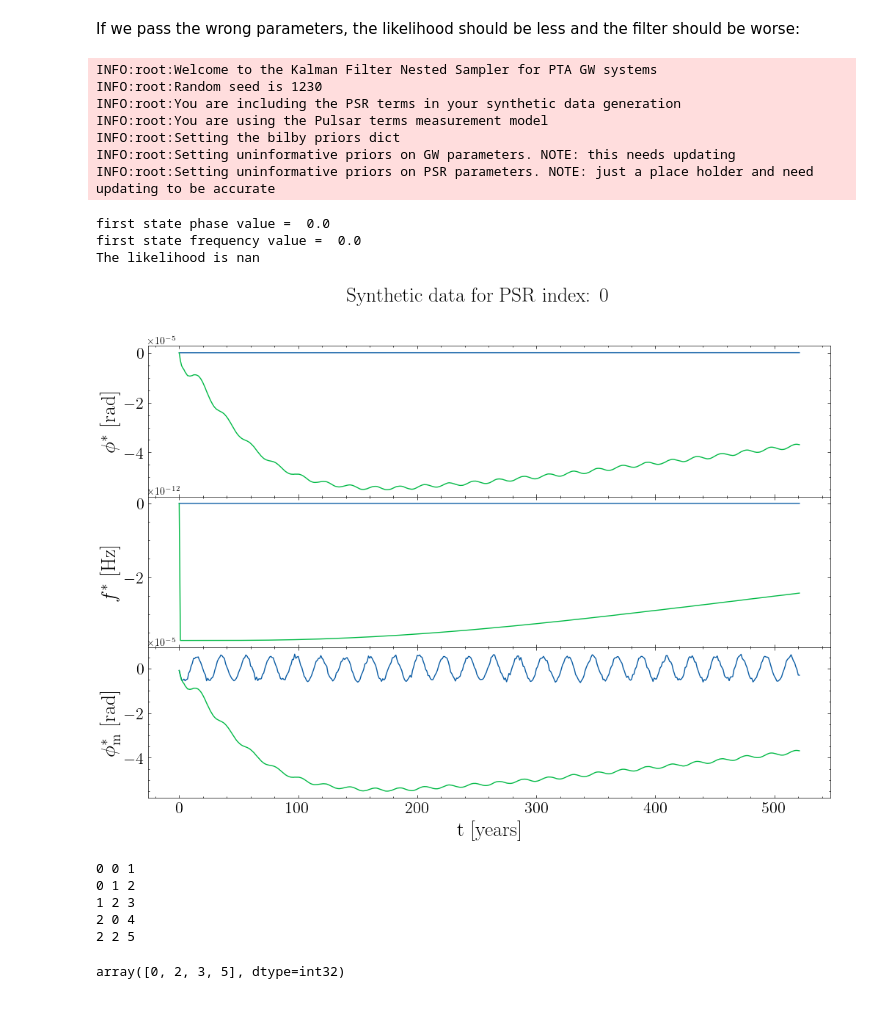
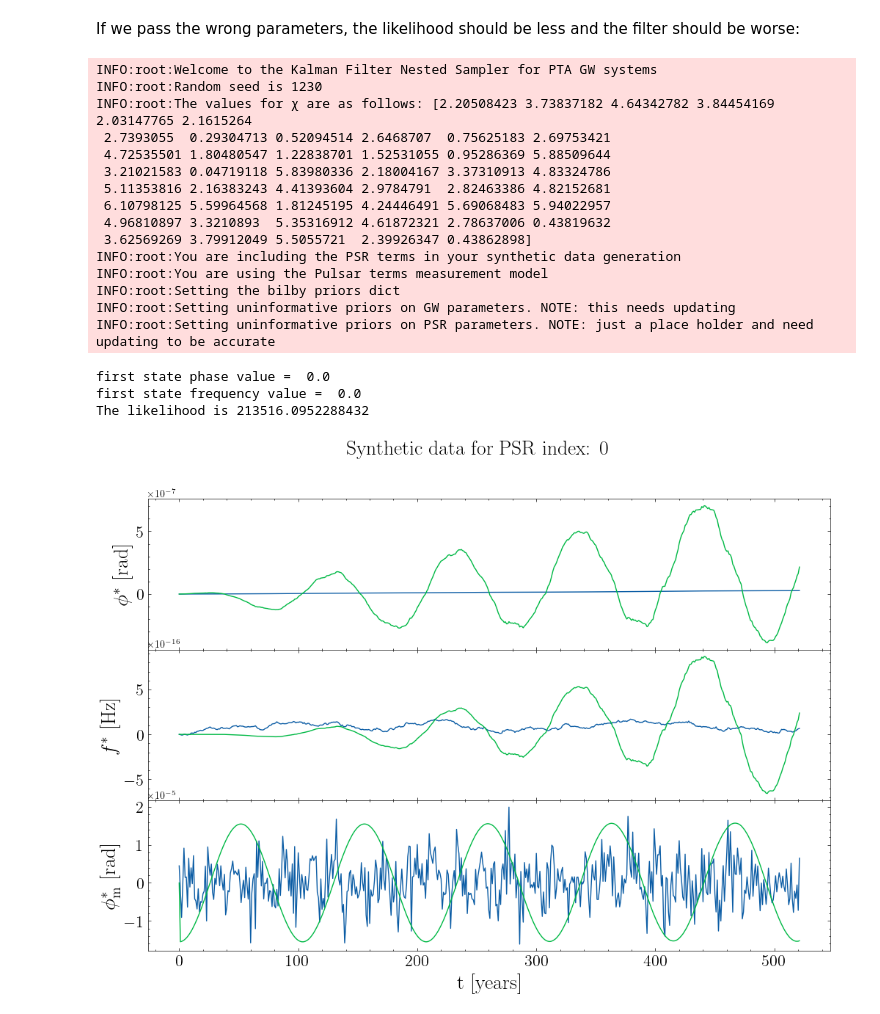
Before and after one commit to tomkimpson/KalmanPhasePTA, a Jupyter notebook: notebooks/check_KF_results_look_reasonable.ipynb, the cells around one changed output. Cells and saved outputs as stored; diff of their text form; code cells hidden in the pictures.

```diff
--- a/notebooks/check_KF_results_look_reasonable.ipynb
+++ b/notebooks/check_KF_results_look_reasonable.ipynb
@@ -128,12 +157,12 @@ That looks reasonable. The $\phi$ state and the measurement state are well track
 
 What happens if we crank the measurement noise again?
 # %%
-P   = SystemParameters(seed=1230,Npsr=0,σm=5e-7)    # User-specifed system parameters
+P   = SystemParameters(seed=1230,Npsr=0,σm=5e-6)    # User-specifed system parameters
 PTA = Pulsars(P)            # All pulsar-related quantities
 data = SyntheticData(PTA,P) # Given the user parameters and the PTA configuration, create some synthetic data
 
 #Define the model to be used by the Kalman Filter
-model = PhaseModel(P)
+model = PhaseModel(P,PTA)
 
 
 #Initialise the Kalman filter
@@ -143,9 +172,9 @@ KF = KalmanFilter(model,data.phi_measured,PTA)
 #We get the correct parameters via Bilby dictionary, looking towards when we will run this with nested sampling
 
 
-constrained_prior = bilby_priors_dict(PTA,P,set_state_parameters_as_known=True,set_measurement_parameters_as_known=True)
+init_parameters,constrained_prior = bilby_priors_dict(PTA,P,set_state_parameters_as_known=True,set_measurement_parameters_as_known=True)
 optimal_parameters = constrained_prior.sample(1)
-ll,xresults,yresults = KF.likelihood(optimal_parameters)
+ll,xresults,yresults = KF.likelihood_plotter(optimal_parameters)
 
 #...and plot the results
 results_phi = xresults[:,0::2]
@@ -191,62 +214,48 @@ from kalman_filter import KalmanFilter
 from priors import bilby_priors_dict
 
 
-P   = SystemParameters(seed=1230,Npsr=0,σm=5e-7)    # User-specifed system parameters
+P   = SystemParameters(seed=1230,σm=5e-6)    # User-specifed system parameters
 PTA = Pulsars(P)            # All pulsar-related quantities
 data = SyntheticData(PTA,P) # Given the user parameters and the PTA configuration, create some synthetic data
 
 #Define the model to be used by the Kalman Filter
-model = PhaseModel(P)
+model = PhaseModel(P,PTA)
 
 
 #Initialise the Kalman filter
 KF = KalmanFilter(model,data.phi_measured,PTA)
 
 #Run the KF with the correct parameters.
 #We get the correct parameters via Bilby dictionary, looking towards when we will run this with nested sampling
 
 
-loose_prior = bilby_priors_dict(PTA,P,set_state_parameters_as_known=False,set_measurement_parameters_as_known=False)
+init_parameters,loose_prior = bilby_priors_dict(PTA,P,set_state_parameters_as_known=False,set_measurement_parameters_as_known=False)
 sub_optimal_parameters = loose_prior.sample(1)
-sub_optimal_parameters["omega_gw"] = np.array([1e-1])
-ll,xresults,yresults = KF.likelihood(sub_optimal_parameters)
+sub_optimal_parameters["omega_gw"] = np.array([1e-7])
+ll,xresults,yresults = KF.likelihood_plotter(sub_optimal_parameters)
 
 #...and plot the results
 results_phi = xresults[:,0::2]
 results_f = xresults[:,1::2]
 plot_synthetic_data(data.t,data.state_phi,data.state_f,data.phi_measured,psr_index=0,state_phi_pred=results_phi,state_f_pred=results_f,phi_measured_pred=yresults)
 print(f"The likelihood is {ll}")
 # %% [output]
 INFO:root:Welcome to the Kalman Filter Nested Sampler for PTA GW systems
 INFO:root:Random seed is 1230
+INFO:root:The values for χ are as follows: [2.20508423 3.73837182 4.64342782 3.84454169 2.03147765 2.1615264
+ 2.7393055  0.29304713 0.52094514 2.6468707  0.75625183 2.69753421
+ 4.72535501 1.80480547 1.22838701 1.52531055 0.95286369 5.88509644
+ 3.21021583 0.04719118 5.83980336 2.18004167 3.37310913 4.83324786
+ 5.11353816 2.16383243 4.41393604 2.9784791  2.82463386 4.82152681
+ 6.10798125 5.59964568 1.81245195 4.24446491 5.69068483 5.94022957
+ 4.96810897 3.3210893  5.35316912 4.61872321 2.78637006 0.43819632
+ 3.62569269 3.79912049 5.5055721  2.39926347 0.43862898]
 INFO:root:You are including the PSR terms in your synthetic data generation
 INFO:root:You are using the Pulsar terms measurement model
 INFO:root:Setting the bilby priors dict
 INFO:root:Setting uninformative priors on GW parameters. NOTE: this needs updating
 INFO:root:Setting uninformative priors on PSR parameters. NOTE: just a place holder and need updating to be accurate
 first state phase value =  0.0
 first state frequency value =  0.0
-The likelihood is nan
+The likelihood is 213516.0952288432
-[figure, old version]
+[figure, new version]
-# %%
-from scipy import sparse
-from numba import njit
-
-@njit
-def print_csr(A, iA, jA):
-    for row in range(len(iA)-1):
-        for i in range(iA[row], iA[row+1]):
-            print(row, jA[i], A[i])
-
-A = sparse.csr_matrix([[1, 2, 0], [0, 0, 3], [4, 0, 5]])
-print_csr(A.data, A.indptr, A.indices)
-# %% [output]
-0 0 1
-0 1 2
-1 2 3
-2 0 4
-2 2 5
-# %%
-A.indptr
-# %% [output]
-array([0, 2, 3, 5], dtype=int32)
```
Also changed, not shown: parts of 10 cells of this notebook, 6 other files.
